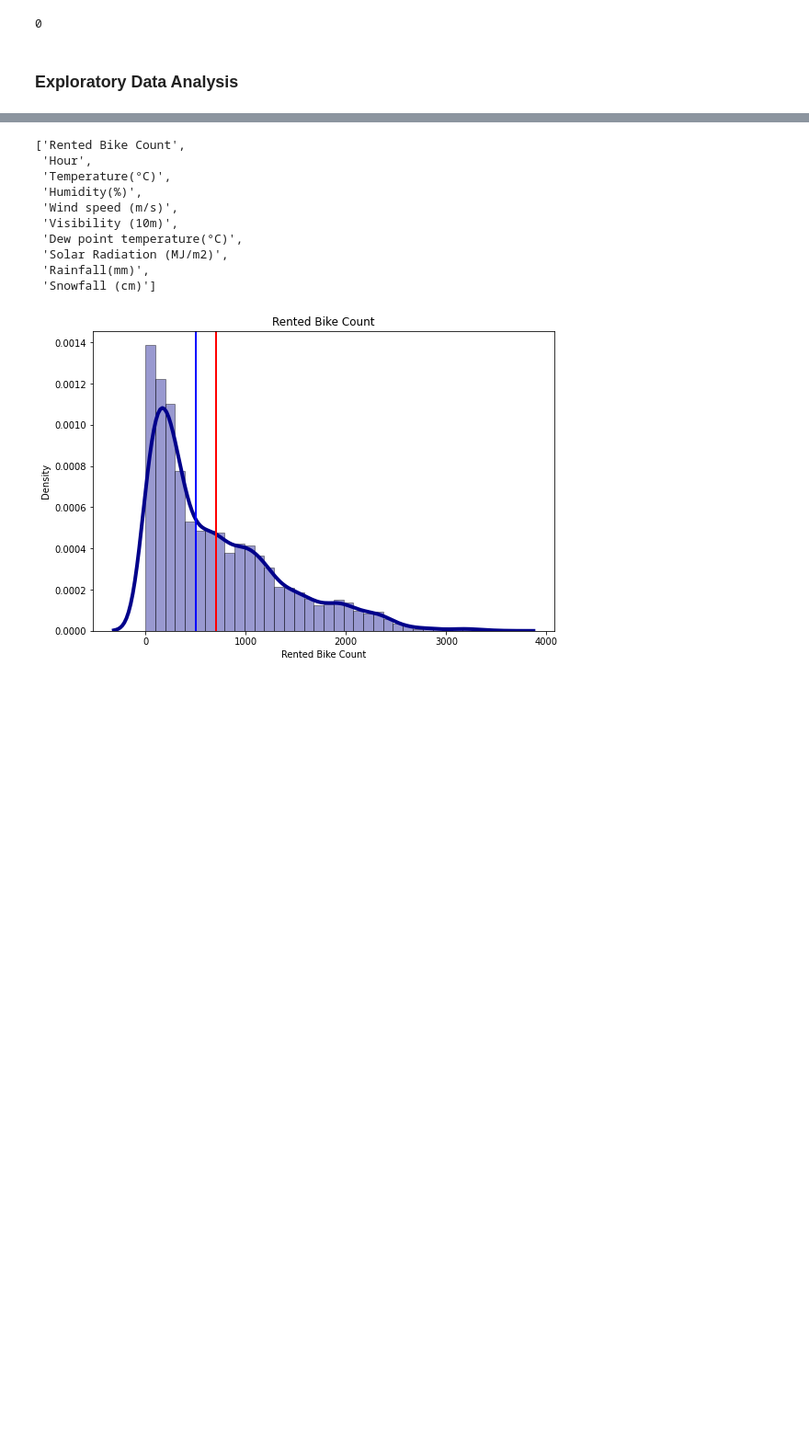
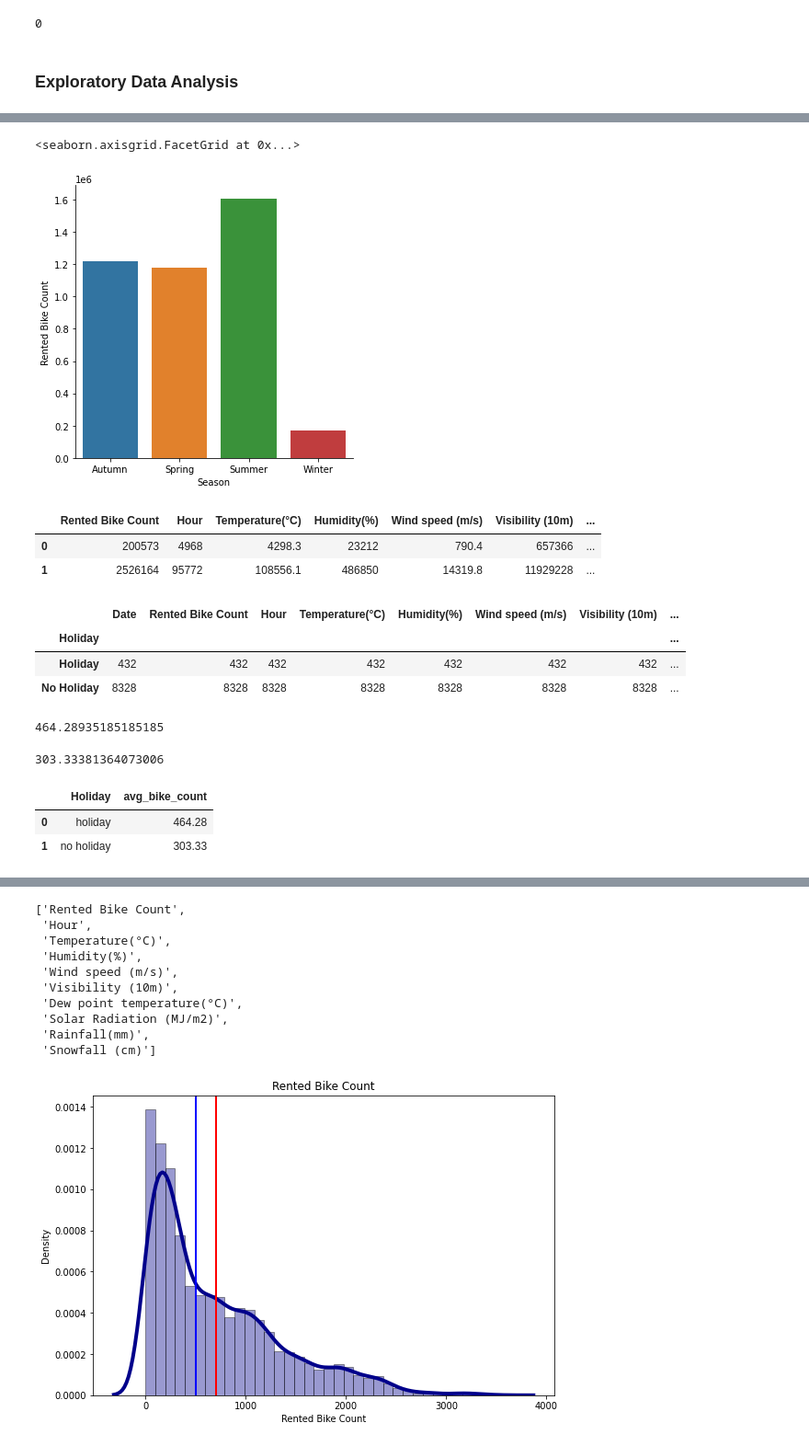
Before and after one commit to Rushikesh3005/Bike-Sharing-Demand-Prediction, a Jupyter notebook: Bike_Sharing_Demand_Prediction_Capstone_Project.ipynb, the cells around one changed output, grey strips where cells are left out. Shown at 92% size. Saved outputs shown, nothing was run; the diff lists cells and outputs as text; code cells hidden in the pictures; blank space fills up the shorter version.

```diff
--- a/Bike_Sharing_Demand_Prediction_Capstone_Project.ipynb
+++ b/Bike_Sharing_Demand_Prediction_Capstone_Project.ipynb
@@ -118,3 +118,8 @@ len(df[df.duplicated()])
 0
 # %% [markdown]
 ### Exploratory Data Analysis
+# %%
+df1=df.groupby(['Seasons','Rented Bike Count']).sum().reset_index().groupby('Seasons').sum()
+df1['Season'] = df1.index
+df1.reset_index(drop=True, inplace=True)
+df1
@@ -120,0 +132,39 @@ len(df[df.duplicated()])
+# %%
+sns.catplot(x="Season", y="Rented Bike Count",  data=df1, kind="bar")
+# %% [output]
+<seaborn.axisgrid.FacetGrid at 0x...>
+[figure, added]
+# %%
+df2=df.groupby(['Holiday','Rented Bike Count']).sum().reset_index().groupby('Holiday').sum()
+df2['Holiday'] = df2.index
+df2.reset_index(drop=True, inplace=True)
+df2
+# %% [output]
+|  | Rented Bike Count | Hour | Temperature(°C) | Humidity(%) | Wind speed (m/s) | Visibility (10m) | ... |
+| 0 | 200573 | 4968 | 4298.3 | 23212 | 790.4 | 657366 | ... |
+| 1 | 2526164 | 95772 | 108556.1 | 486850 | 14319.8 | 11929228 | ... |
+# %%
+df.groupby(['Holiday']).count()
+# %% [output]
+|  | Date | Rented Bike Count | Hour | Temperature(°C) | Humidity(%) | Wind speed (m/s) | Visibility (10m) | ... |
+| Holiday |  |  |  |  |  |  |  | ... |
+| Holiday | 432 | 432 | 432 | 432 | 432 | 432 | 432 | ... |
+| No Holiday | 8328 | 8328 | 8328 | 8328 | 8328 | 8328 | 8328 | ... |
+# %%
+avg_rented_bikes_on_holiday= 200573	/432
+avg_rented_bikes_on_holiday
+# %% [output]
+464.28935185185185
+# %%
+avg_rented_bikes_on_no_holiday= 2526164/	8328
+avg_rented_bikes_on_no_holiday
+# %% [output]
+303.33381364073006
+# %%
+data = {"Holiday":["holiday", "no holiday"], "avg_bike_count":[464.28,303.33]}
+df3=pd.DataFrame(data)
+df3
+# %% [output]
+|  | Holiday | avg_bike_count |
+| 0 | holiday | 464.28 |
+| 1 | no holiday | 303.33 |
```
Also changed, not shown: parts of 4 cells of this notebook.
